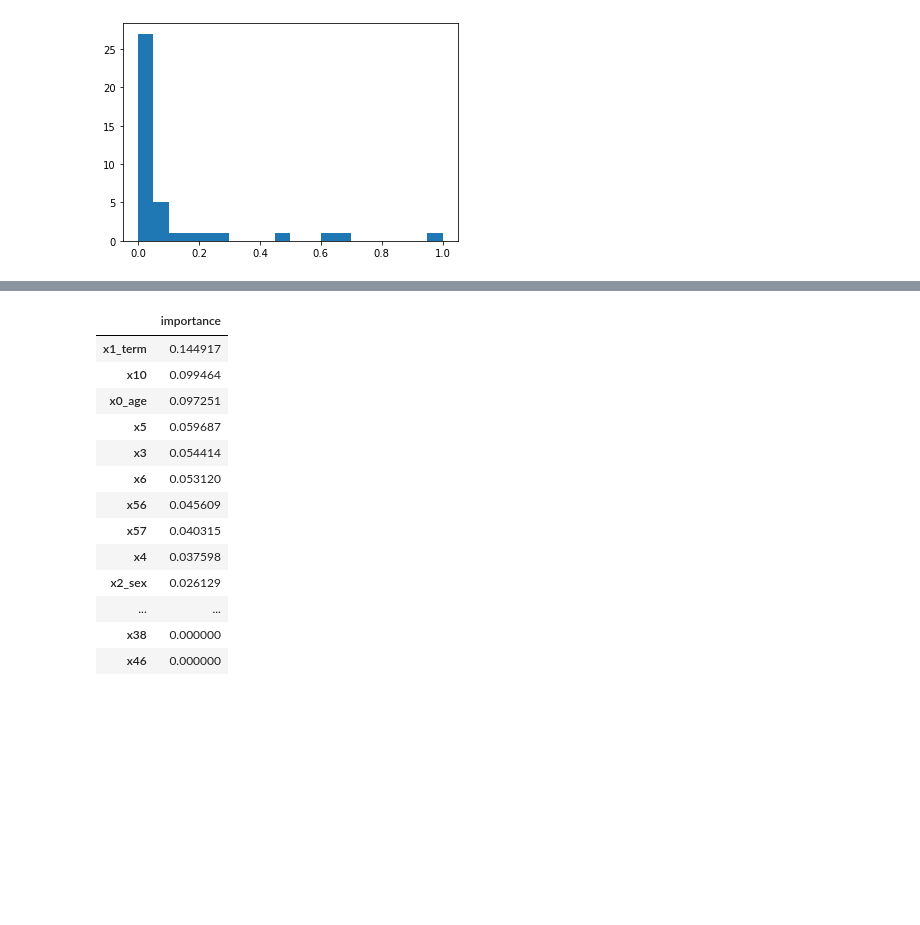
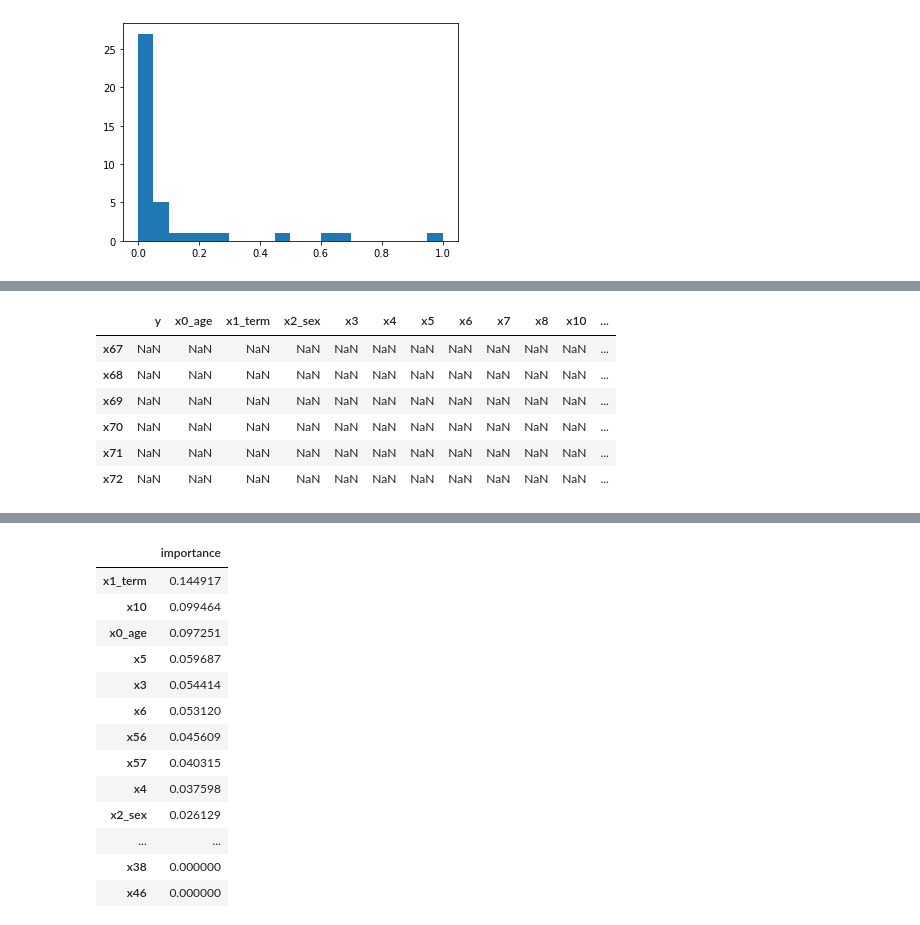
Before and after one commit to tk-tatsuro/data-science, a Jupyter notebook: bainary_classification/binary_classification.ipynb, the cells around one changed output, grey strips where cells are left out. Cells and saved outputs as stored; diff of their text form; code cells hidden in the pictures; blank space fills up the shorter version.

```diff
--- a/bainary_classification/binary_classification.ipynb
+++ b/bainary_classification/binary_classification.ipynb
@@ -969,0 +1101,14 @@ df2 = pd.get_dummies(df.drop(columns=['x71']), drop_first=True) # dummy_na=True
+# %%
+# 相関行列
+pd.set_option('display.max_columns', 100) # float
+corr_matrix = df.corr(method='pearson') # pearson, kendall, spearman
+corr_matrix = corr_matrix * -1
+corr_matrix[67:][(corr_matrix.abs() > 0.5)]
+# %% [output]
+|  | y | x0_age | x1_term | x2_sex | x3 | x4 | x5 | x6 | x7 | x8 | x10 | ... |
+| x67 | NaN | NaN | NaN | NaN | NaN | NaN | NaN | NaN | NaN | NaN | NaN | ... |
+| x68 | NaN | NaN | NaN | NaN | NaN | NaN | NaN | NaN | NaN | NaN | NaN | ... |
+| x69 | NaN | NaN | NaN | NaN | NaN | NaN | NaN | NaN | NaN | NaN | NaN | ... |
+| x70 | NaN | NaN | NaN | NaN | NaN | NaN | NaN | NaN | NaN | NaN | NaN | ... |
+| x71 | NaN | NaN | NaN | NaN | NaN | NaN | NaN | NaN | NaN | NaN | NaN | ... |
+| x72 | NaN | NaN | NaN | NaN | NaN | NaN | NaN | NaN | NaN | NaN | NaN | ... |
```
Also changed, not shown: parts of 44 cells of this notebook.
